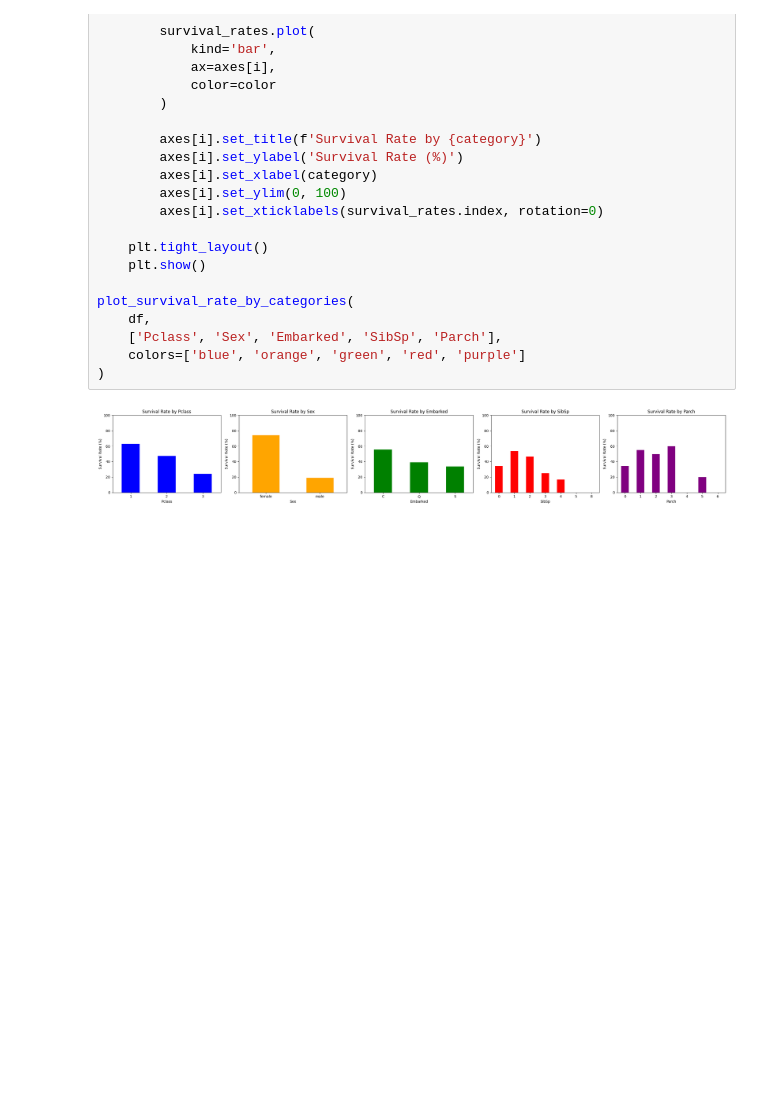
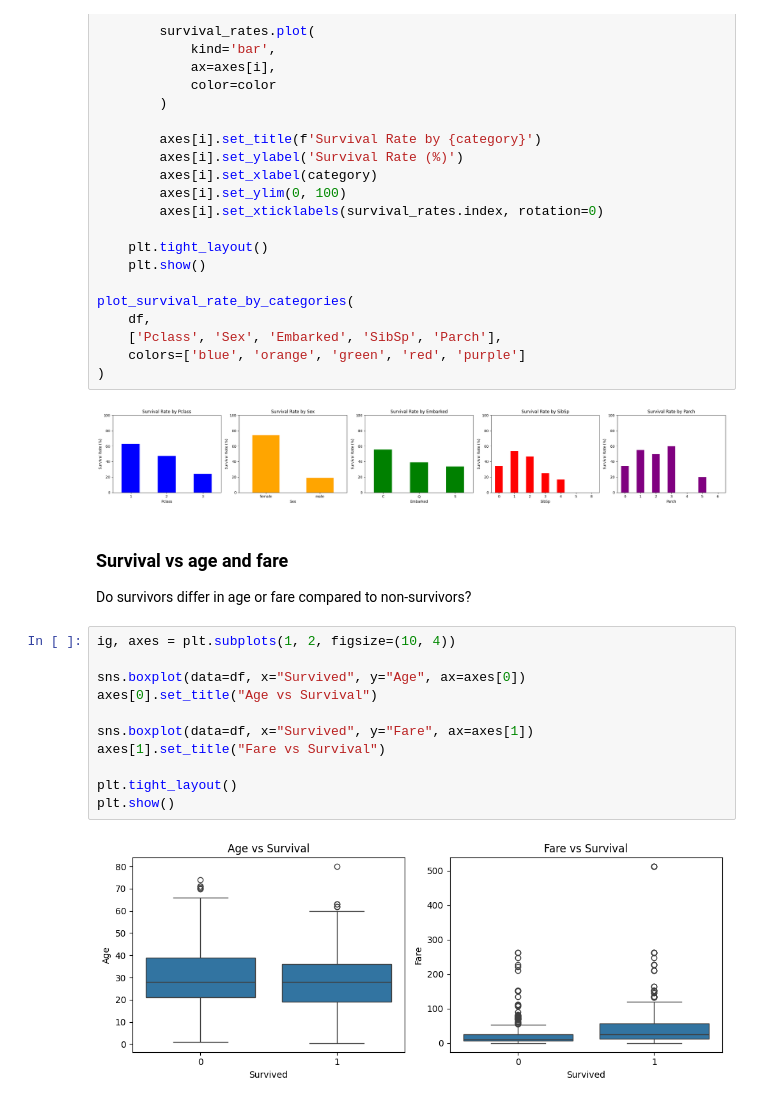
Before and after one commit to helben2002/TitanicCapstoneProject, a Jupyter notebook: ml/notebooks/sara.ipynb, the cells around one changed output. Drawn from its saved outputs; the diff is of its cells as text; blank space fills up the shorter version.

Commit message:
data(TITANIC-64): EDA, visualise survival vs age and fare, summarise findings

```diff
--- a/ml/notebooks/sara.ipynb
+++ b/ml/notebooks/sara.ipynb
@@ -254,3 +254,19 @@ plot_survival_rate_by_categories(
 )
 # %% [output]
 [figure]
+# %% [markdown]
+### Survival vs age and fare
+Do survivors differ in age or fare compared to non-survivors?
+# %%
+ig, axes = plt.subplots(1, 2, figsize=(10, 4))
+
+sns.boxplot(data=df, x="Survived", y="Age", ax=axes[0])
+axes[0].set_title("Age vs Survival")
+
+sns.boxplot(data=df, x="Survived", y="Fare", ax=axes[1])
+axes[1].set_title("Fare vs Survival")
+
+plt.tight_layout()
+plt.show()
+# %% [output]
+[figure, added]
```
Also changed, not shown: parts of 9 cells of this notebook.
